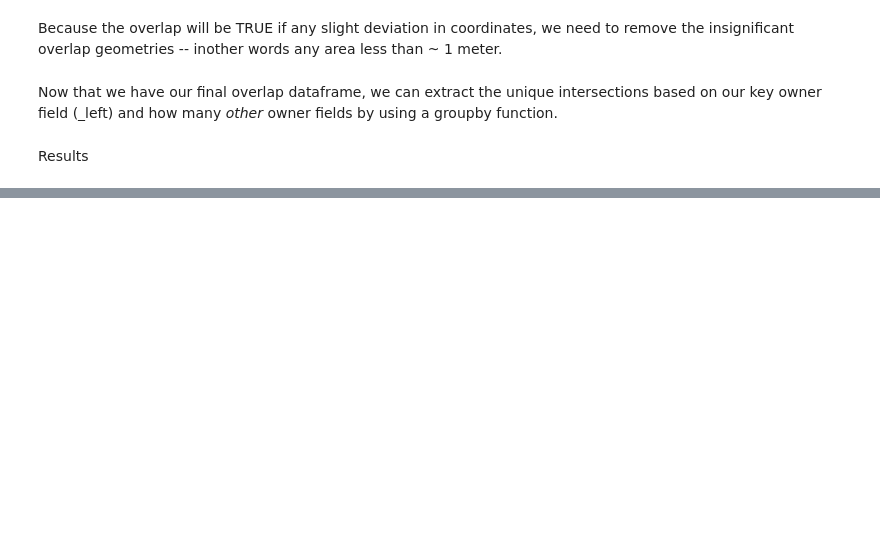
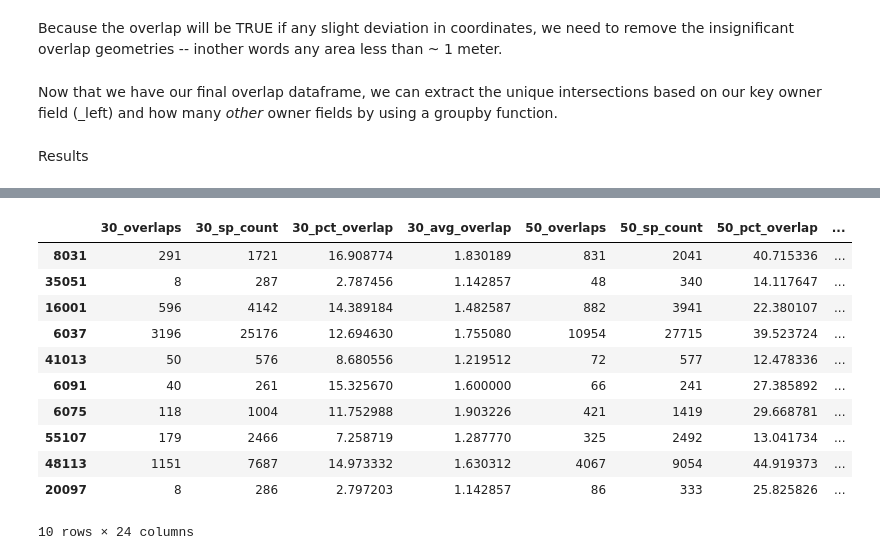
Before and after one commit to abreunig-clgx/superparcels, a Jupyter notebook: src/dt_comparison.ipynb, the cells around one changed output, grey strips where cells are left out. Saved outputs shown, nothing was run; the diff lists cells and outputs as text; code cells hidden in the pictures; blank space fills up the shorter version.

Commit message:
dt overlap analysis integrated with cli

```diff
--- a/src/dt_comparison.ipynb
+++ b/src/dt_comparison.ipynb
@@ -148,3 +116,16 @@ plt.show()
 # %%
-df = pd.read_csv('/mnt/Ddrive/projects/superparcels/outputs/dt_analysis.csv', index_col=0)
+df = pd.read_csv('/mnt/Ddrive/projects/superparcels/outputs/dt_overlap_analysis.csv', index_col=0)
 df
+# %% [output]
+|  | 30_overlaps | 30_sp_count | 30_pct_overlap | 30_avg_overlap | 50_overlaps | 50_sp_count | 50_pct_overlap | ... |
+| 8031 | 291 | 1721 | 16.908774 | 1.830189 | 831 | 2041 | 40.715336 | ... |
+| 35051 | 8 | 287 | 2.787456 | 1.142857 | 48 | 340 | 14.117647 | ... |
+| 16001 | 596 | 4142 | 14.389184 | 1.482587 | 882 | 3941 | 22.380107 | ... |
+| 6037 | 3196 | 25176 | 12.694630 | 1.755080 | 10954 | 27715 | 39.523724 | ... |
+| 41013 | 50 | 576 | 8.680556 | 1.219512 | 72 | 577 | 12.478336 | ... |
+| 6091 | 40 | 261 | 15.325670 | 1.600000 | 66 | 241 | 27.385892 | ... |
+| 6075 | 118 | 1004 | 11.752988 | 1.903226 | 421 | 1419 | 29.668781 | ... |
+| 55107 | 179 | 2466 | 7.258719 | 1.287770 | 325 | 2492 | 13.041734 | ... |
+| 48113 | 1151 | 7687 | 14.973332 | 1.630312 | 4067 | 9054 | 44.919373 | ... |
+| 20097 | 8 | 286 | 2.797203 | 1.142857 | 86 | 333 | 25.825826 | ... |
+10 rows × 24 columns
```
Also changed, not shown: parts of 16 cells of this notebook, 3 other files.
